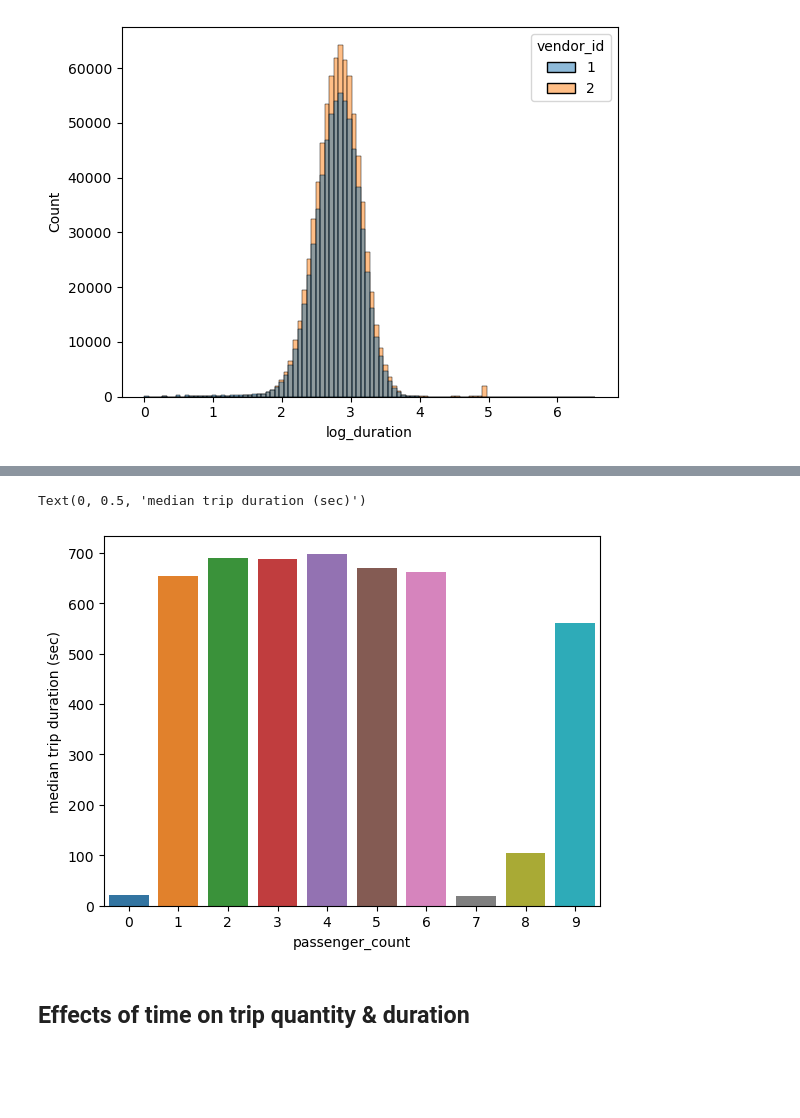
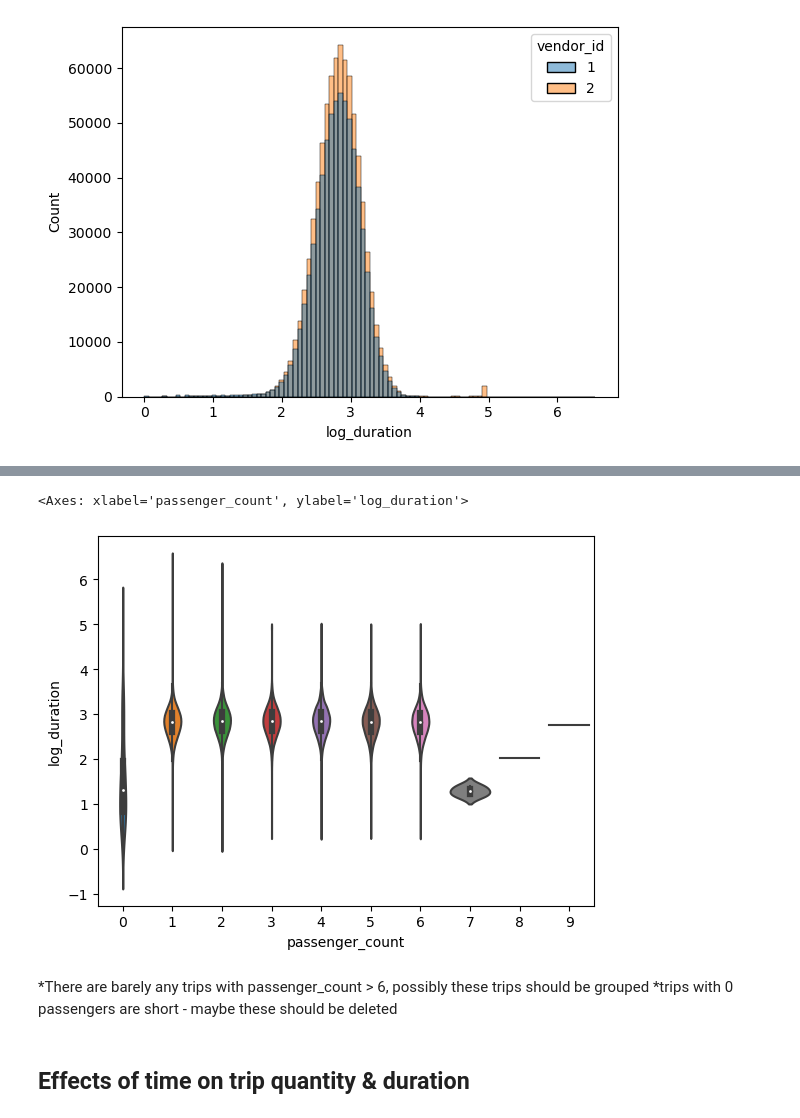
Before and after one commit to ishaymor/kiggle, a Jupyter notebook: EDA.ipynb, the cells around one changed output, grey strips where cells are left out. Drawn from its saved outputs; the diff is of its cells as text; code cells hidden in the pictures; blank space fills up the shorter version.

```diff
--- a/EDA.ipynb
+++ b/EDA.ipynb
@@ -159,11 +215,12 @@ Name: passenger_count, dtype: int64
 [figure]
-# %%
-df = train_df.groupby('passenger_count')['trip_duration'].median().reset_index()
-sns.barplot(x='passenger_count',y = 'trip_duration', data = df)
-plt.ylabel('median trip duration (sec)')
-# %% [output]
-Text(0, 0.5, 'median trip duration (sec)')
-[figure, removed]
+# %%
+sns.violinplot(x='passenger_count',y = 'log_duration', data = train_df)
+# %% [output]
+<Axes: xlabel='passenger_count', ylabel='log_duration'>
+[figure, added]
+# %% [markdown]
+*There are barely any trips with passenger_count > 6, possibly these trips should be grouped
+*trips with 0 passengers are short - maybe these should be deleted
 # %% [markdown]
 ## Effects of time on trip quantity & duration
 # %%
```
Also changed, not shown: parts of 21 cells of this notebook, 1 other file.
